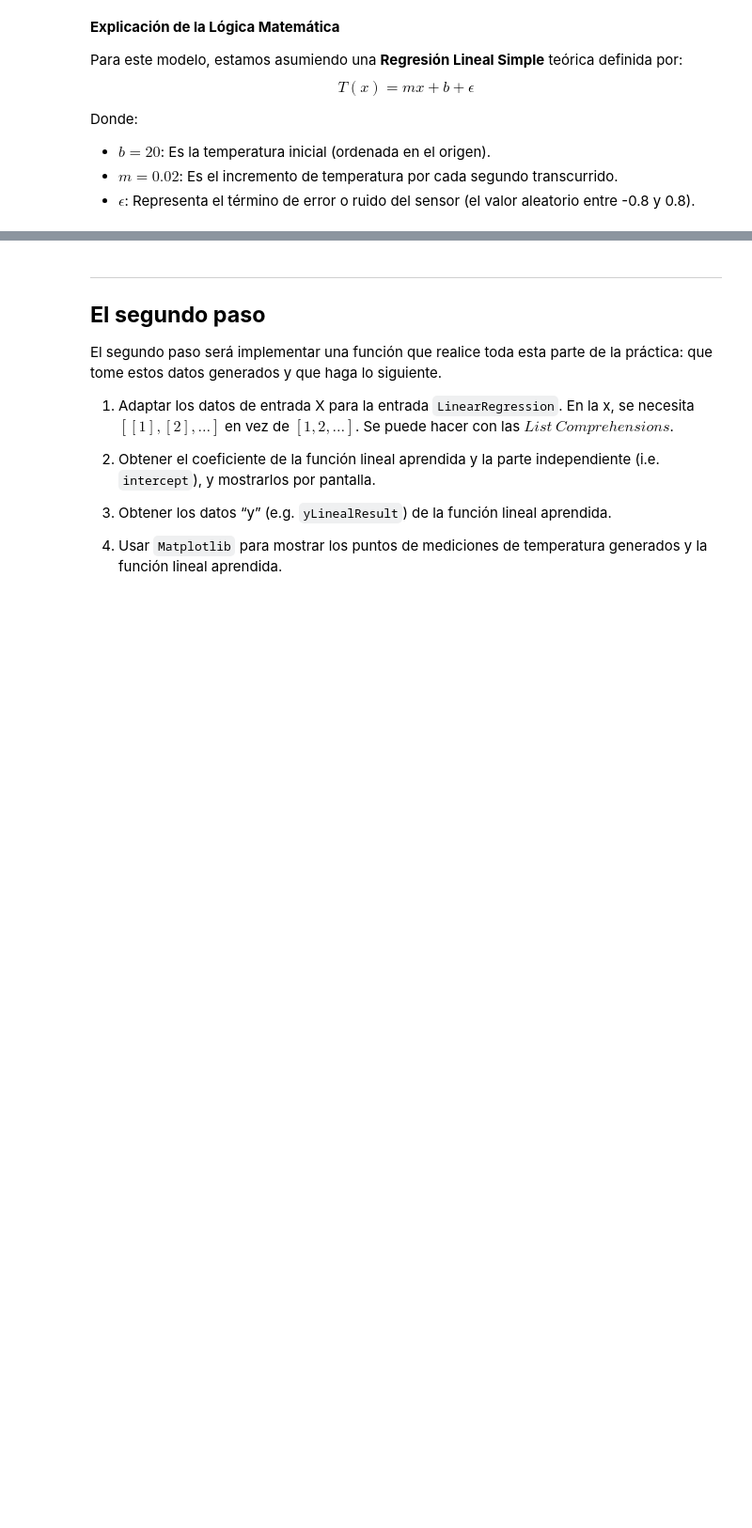
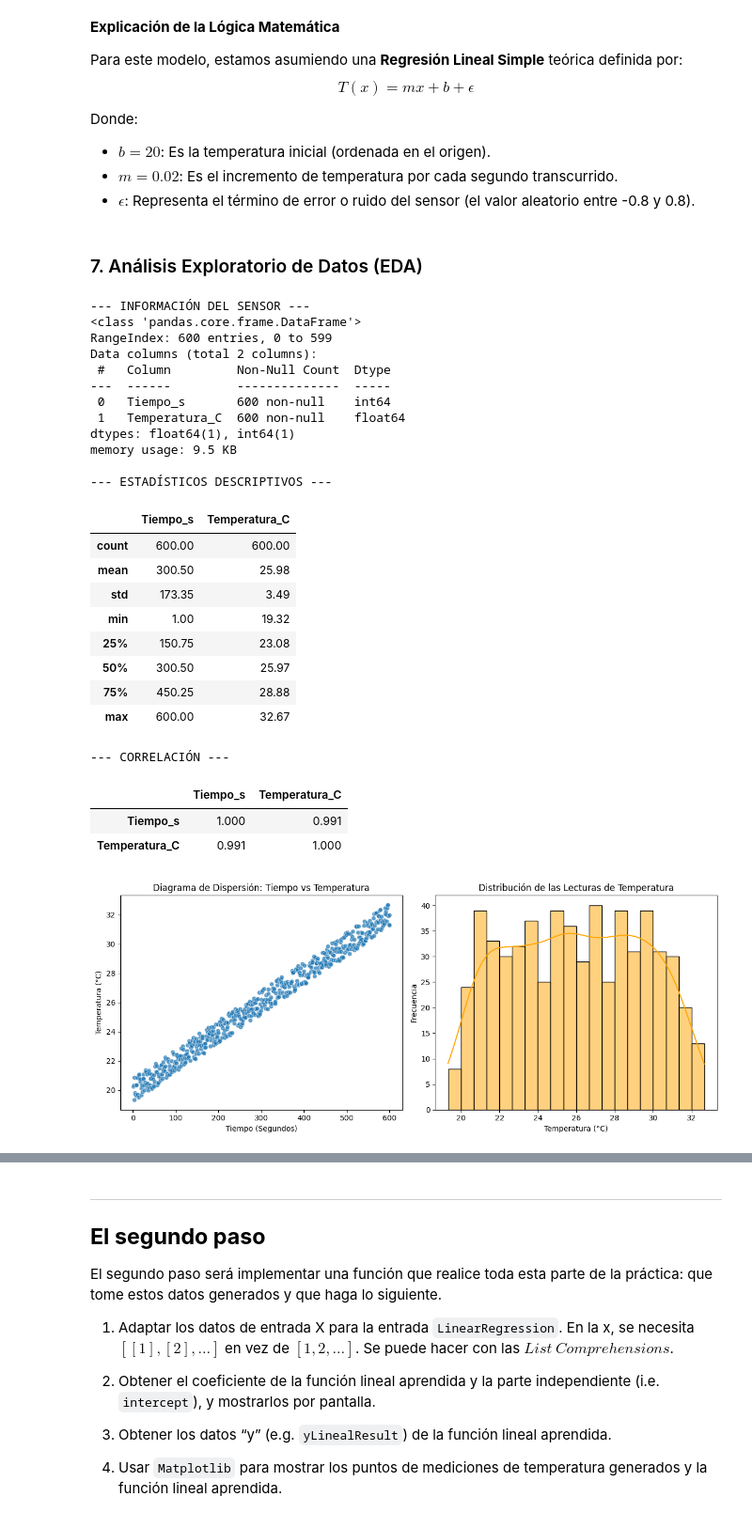
Before and after one commit to ariegd/miot-iaic, a Jupyter notebook: src/lab2/P2_parteA.ipynb, the cells around one changed output, grey strips where cells are left out. Shown at 94% size. Cells and saved outputs as stored; diff of their text form; code cells hidden in the pictures; blank space fills up the shorter version.

Commit message:
+ Anális Exploratorio Datos(EDA) y Preparación Datos

```diff
--- a/src/lab2/P2_parteA.ipynb
+++ b/src/lab2/P2_parteA.ipynb
@@ -67,3 +70,69 @@ Donde:
 * $b = 20$: Es la temperatura inicial (ordenada en el origen).
 * $m = 0.02$: Es el incremento de temperatura por cada segundo transcurrido.
 * $\epsilon$: Representa el término de error o ruido del sensor (el valor aleatorio entre -0.8 y 0.8).
+# %% [markdown]
+### 7. Análisis Exploratorio de Datos (EDA)
+# %%
+def analisisExploratorioDatos(x, y):
+    df_sensor = pd.DataFrame({
+        'Tiempo_s': x.flatten(),
+        'Temperatura_C': y.flatten()
+    })
+
+    print("--- INFORMACIÓN DEL SENSOR ---")
+    df_sensor.info()
+
+    print("\n--- ESTADÍSTICOS DESCRIPTIVOS ---")
+    display(df_sensor.describe().round(2))
+
+    print("\n--- CORRELACIÓN ---")
+    display(df_sensor.corr().round(3))
+
+    # 2. Visualización: Dispersión y Distribución
+    plt.figure(figsize=(12, 5))
+
+    # Gráfico 1: Nube de puntos (Comprobando la tendencia lineal)
+    plt.subplot(1, 2, 1)
+    sns.scatterplot(data=df_sensor, x='Tiempo_s', y='Temperatura_C', alpha=0.7)
+    plt.title('Diagrama de Dispersión: Tiempo vs Temperatura')
+    plt.xlabel('Tiempo (Segundos)')
+    plt.ylabel('Temperatura (°C)')
+
+    # Gráfico 2: Histograma
+    plt.subplot(1, 2, 2)
+    sns.histplot(data=df_sensor, x='Temperatura_C', bins=20, kde=True, color='orange')
+    plt.title('Distribución de las Lecturas de Temperatura')
+    plt.xlabel('Temperatura (°C)')
+    plt.ylabel('Frecuencia')
+
+    plt.tight_layout()
+    plt.show()
+
+analisisExploratorioDatos(x, y)
+# %% [output]
+--- INFORMACIÓN DEL SENSOR ---
+<class 'pandas.core.frame.DataFrame'>
+RangeIndex: 600 entries, 0 to 599
+Data columns (total 2 columns):
+ #   Column         Non-Null Count  Dtype
+---  ------         --------------  -----
+ 0   Tiempo_s       600 non-null    int64
+ 1   Temperatura_C  600 non-null    float64
+dtypes: float64(1), int64(1)
+memory usage: 9.5 KB
+
+--- ESTADÍSTICOS DESCRIPTIVOS ---
+|  | Tiempo_s | Temperatura_C |
+| count | 600.00 | 600.00 |
+| mean | 300.50 | 25.98 |
+| std | 173.35 | 3.49 |
+| min | 1.00 | 19.32 |
+| 25% | 150.75 | 23.08 |
+| 50% | 300.50 | 25.97 |
+| 75% | 450.25 | 28.88 |
+| max | 600.00 | 32.67 |
+--- CORRELACIÓN ---
+|  | Tiempo_s | Temperatura_C |
+| Tiempo_s | 1.000 | 0.991 |
+| Temperatura_C | 0.991 | 1.000 |
+[figure, added]
```
Also changed, not shown: parts of 12 cells of this notebook, 1 other file.
